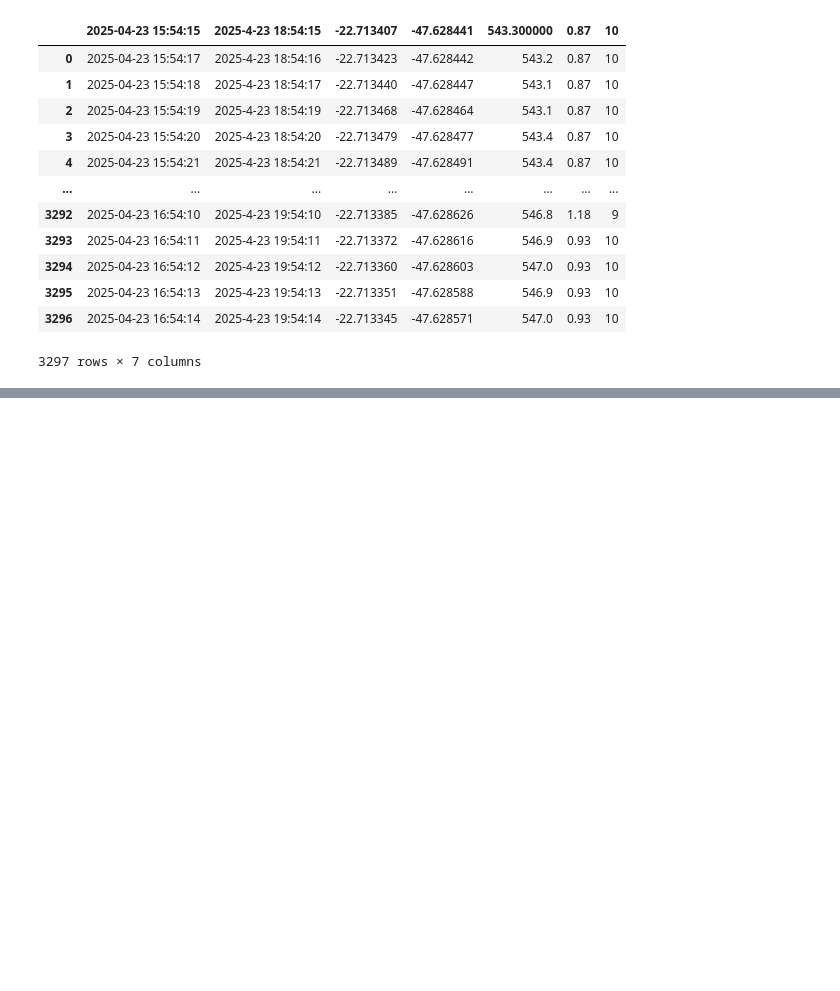
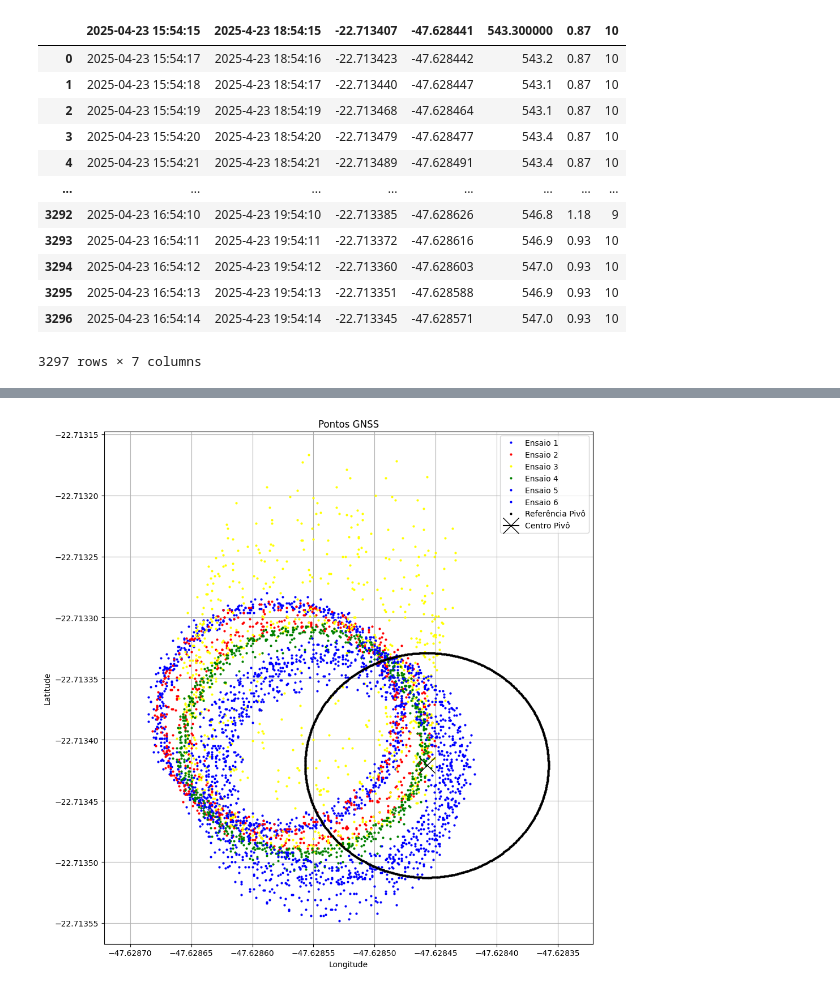
Before and after one commit to GabrielSan99/GNSS_C-A_CODE, a Jupyter notebook: analysis.ipynb, the cells around one changed output, grey strips where cells are left out. Cells and saved outputs as stored; diff of their text form; code cells hidden in the pictures; blank space fills up the shorter version.

```diff
--- a/analysis.ipynb
+++ b/analysis.ipynb
@@ -269 +270,26 @@ plt.show()
+# %%
+fig, ax = plt.subplots(figsize=(10, 10))
+
+ax.plot( laps['lap_1']["data_esp"]["longitude"], laps['lap_1']["data_esp"]["latitude"], marker='o', linestyle="", markersize=2, color='blue', label="Ensaio 1")
+ax.plot( laps['lap_2']["data_esp"]["longitude"], laps['lap_2']["data_esp"]["latitude"], marker='o', linestyle="", markersize=2, color='red', label="Ensaio 2")
+ax.plot( laps['lap_3']["data_esp"]["longitude"], laps['lap_3']["data_esp"]["latitude"], marker='o', linestyle="", markersize=2, color='yellow', label="Ensaio 3")
+ax.plot( laps['lap_4']["data_esp"]["longitude"], laps['lap_4']["data_esp"]["latitude"], marker='o', linestyle="", markersize=2, color='green', label="Ensaio 4")
+ax.plot( laps['lap_5']["data_esp"]["longitude"], laps['lap_5']["data_esp"]["latitude"], marker='o', linestyle="", markersize=2, color='blue', label="Ensaio 5")
+ax.plot( laps['lap_6']["data_esp"]["longitude"], laps['lap_6']["data_esp"]["latitude"], marker='o', linestyle="", markersize=2, color='blue', label="Ensaio 6")
+ax.plot(df_pivot["longitude"], df_pivot["latitude"], marker='o', linestyle="", markersize=2, color='black', label="Referência Pivô")
+ax.plot(pivot_long, pivot_lat, marker='x', color='black', markersize=20, label="Centro Pivô")
+
+ax.legend()
+
+ax.set_title("Pontos GNSS")
+ax.set_xlabel("Longitude")
+ax.set_ylabel("Latitude")
+ax.grid(True)
+ax.axis("equal")  # Mantém proporção correta
+ax.ticklabel_format(useOffset=False)  # <--- ESSA LINHA REMOVE O OFFSET
+
+plt.tight_layout()
+plt.show()
+# %% [output]
+[figure, added]
 # %%
```
Also changed, not shown: parts of 25 cells of this notebook, 26 other files.
